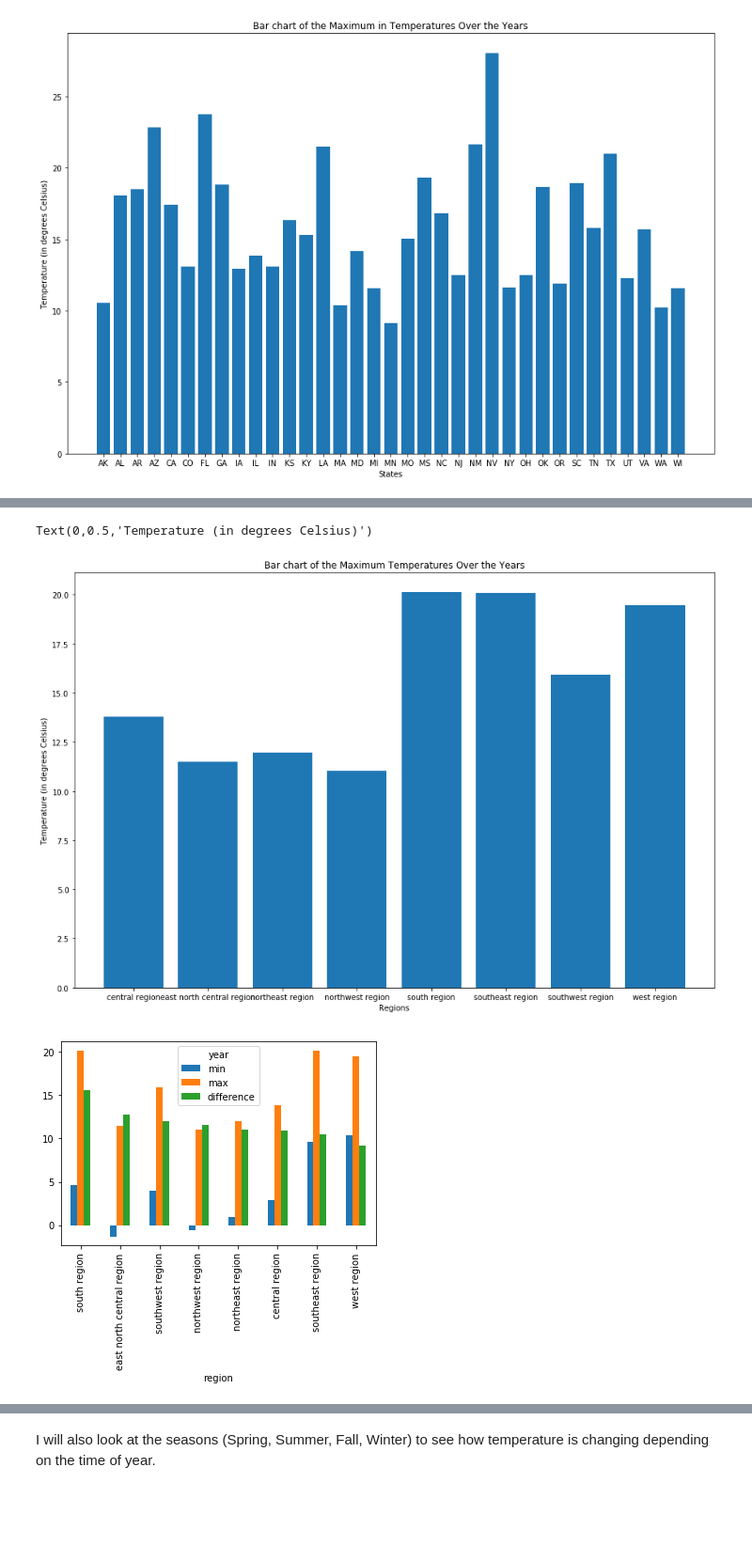
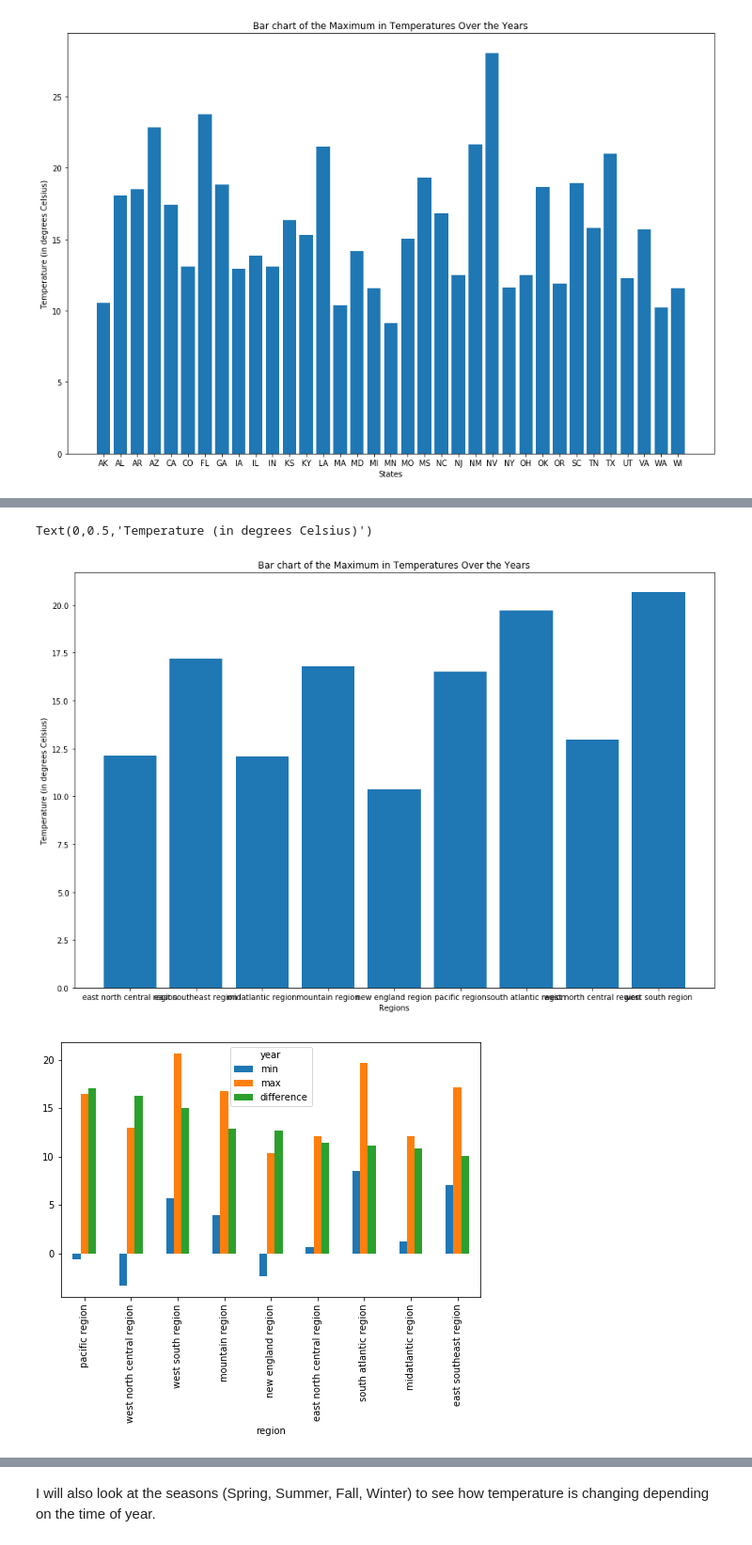
Before and after one commit to karahahn/Springboard_Capstone1, a Jupyter notebook: Data Storytelling.ipynb, the cells around one changed output, grey strips where cells are left out. Shown at 94% size. Cells and saved outputs as stored; diff of their text form; code cells hidden in the pictures; blank space fills up the shorter version.

Commit message:
more graphs

```diff
--- a/Data Storytelling.ipynb
+++ b/Data Storytelling.ipynb
@@ -272,3 +166,31 @@ d9 = dict.fromkeys(west_north_central_region, 'west north central region')
+# %%
+# Assign United States common regions to the states
+east_north_central_region = ['IL','IN','MI','OH','WI']
+d1 = dict.fromkeys(east_north_central_region, 'east north central region')
+
+west_north_central_region = ['IA','KS','MO','MN','ND','SD','NE']
+d2 = dict.fromkeys(west_north_central_region, 'west north central region')
+
+new_england_region = ['CT','ME','MA','NH','RI','VT']
+d3 = dict.fromkeys(new_england_region, 'new england region')
+
+pacific_region = ['AK','OR','WA','CA','HI']
+d4 = dict.fromkeys(pacific_region, 'pacific region')
+
+west_south_region = ['AR','LA','OK','TX']
+d5 = dict.fromkeys(west_south_region, 'west south region')
+
+east_south_region = ['AL','MS','TN','KY']
+d6 = dict.fromkeys(east_south_region, 'east southeast region')
+
+mountain_region = ['AZ','CO','NM','UT','NV','WY','ID','MT']
+d7 = dict.fromkeys(mountain_region, 'mountain region')
+
+midatlantic_region = ['NY','PA','NJ']
+d8 = dict.fromkeys(midatlantic_region, 'midatlantic region')
+
+south_atlantic_region = ['WV','MD','DC','DE','VA','NC','SC','GA','FL']
+d9 = dict.fromkeys(south_atlantic_region, 'south atlantic region')
 # %%
 temp_county_region = temp_county_seasons.copy()
 d = {**d1, **d2, **d3, **d4, **d5, **d6, **d7, **d8, **d9}
@@ -401,20 +306,20 @@ Text(0,0.5,'Temperature (in degrees Celsius)')
 # %%
 # Bar chart of the maximum temperatures per year
-fig, ax = plt.subplots(0, 0, figsize=(15,10))
+fig, ax = plt.subplots(figsize=(15,10))
 region_year_temperature_graph = region_year_temperature.reset_index()
 region_year_temperature_graph = region_year_temperature_graph[['region','min','max','difference']]
 plt.bar(region_year_temperature_graph['region'], region_year_temperature_graph['max'])
-plt.title('Bar chart of the Maximum Temperatures Over the Years')
+plt.title('Bar chart of the Maximum in Temperatures Over the Years')
 plt.xlabel('Regions')
 plt.ylabel('Temperature (in degrees Celsius)')
 # %% [output]
 Text(0,0.5,'Temperature (in degrees Celsius)')
-[figure, old version]
+[figure, new version]
 # %%
 # grouped bar chart of the min and max temperatures in a given region
 df1 = region_year_temperature.iloc[:,-3:]
 df1 = df1.sort_values('difference', ascending=False)
-df1.plot.bar()
+df1.plot.bar(figsize=(8,5))
 plt.show()
 # %% [output]
-[figure, old version]
+[figure, new version]
```
Also changed, not shown: parts of 39 cells of this notebook.
